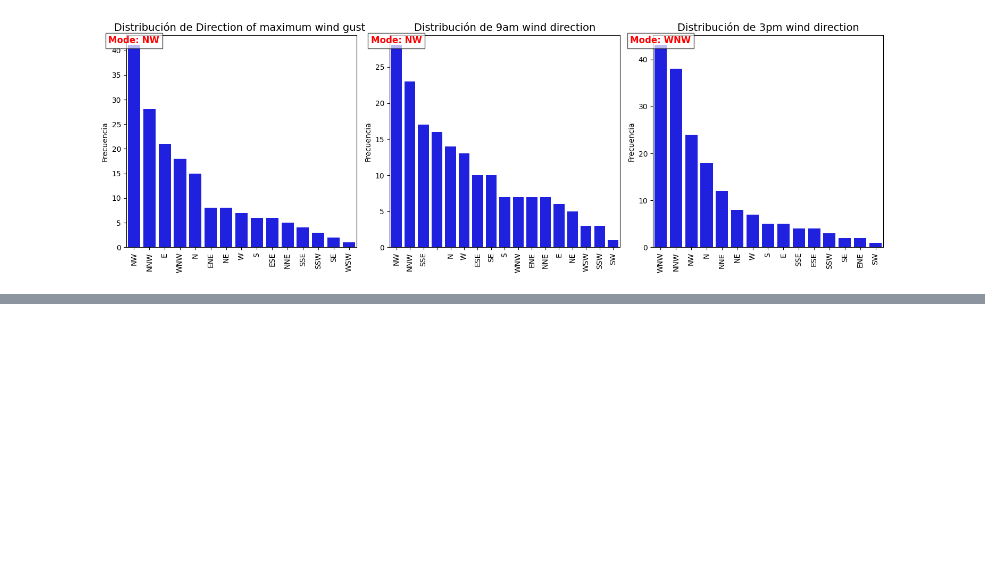
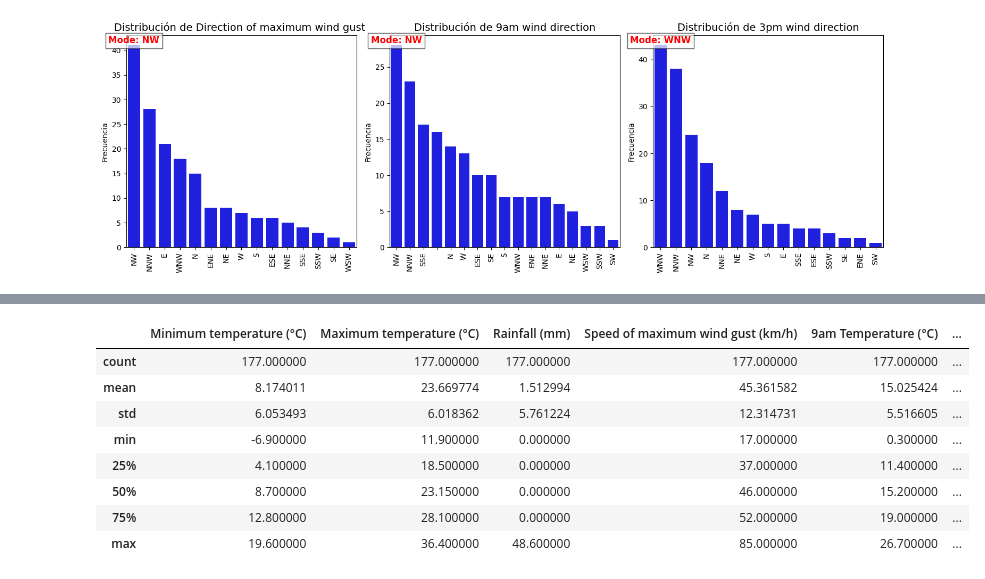
Before and after one commit to MariusDscientist/RainfallProjectIBM, a Jupyter notebook: Project.ipynb, the cells around one changed output, grey strips where cells are left out. Cells and saved outputs as stored; diff of their text form; code cells hidden in the pictures; blank space fills up the shorter version.

```diff
--- a/Project.ipynb
+++ b/Project.ipynb
@@ -394,0 +410,12 @@ dtype: int64
+# %%
+combined_df.describe()
+# %% [output]
+|  | Minimum temperature (°C) | Maximum temperature (°C) | Rainfall (mm) | Speed of maximum wind gust (km/h) | 9am Temperature (°C) | ... |
+| count | 177.000000 | 177.000000 | 177.000000 | 177.000000 | 177.000000 | ... |
+| mean | 8.174011 | 23.669774 | 1.512994 | 45.361582 | 15.025424 | ... |
+| std | 6.053493 | 6.018362 | 5.761224 | 12.314731 | 5.516605 | ... |
+| min | -6.900000 | 11.900000 | 0.000000 | 17.000000 | 0.300000 | ... |
+| 25% | 4.100000 | 18.500000 | 0.000000 | 37.000000 | 11.400000 | ... |
+| 50% | 8.700000 | 23.150000 | 0.000000 | 46.000000 | 15.200000 | ... |
+| 75% | 12.800000 | 28.100000 | 0.000000 | 52.000000 | 19.000000 | ... |
+| max | 19.600000 | 36.400000 | 48.600000 | 85.000000 | 26.700000 | ... |
```
Also changed, not shown: parts of 15 cells of this notebook.
